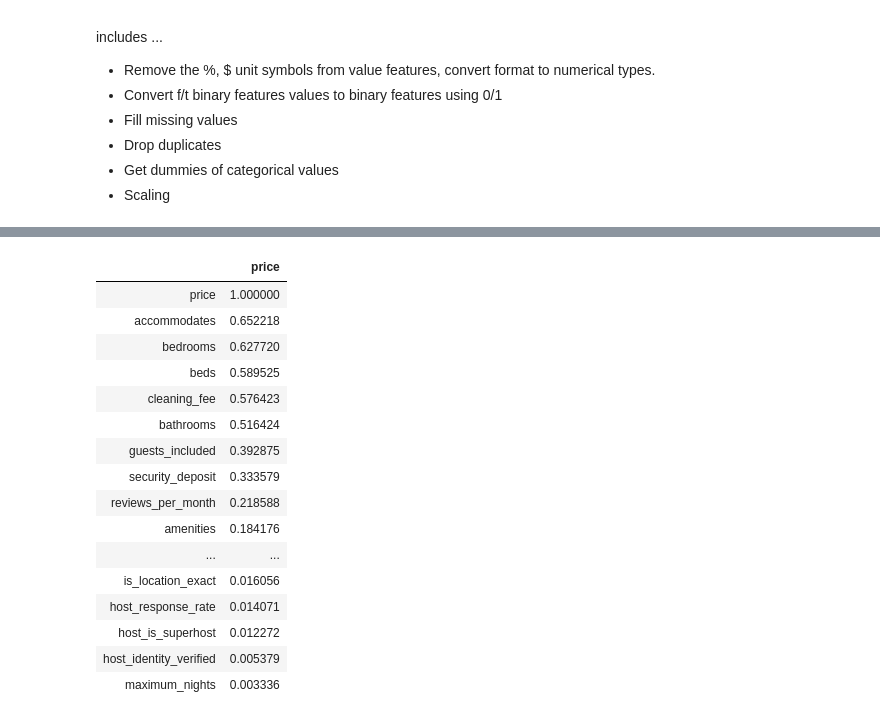
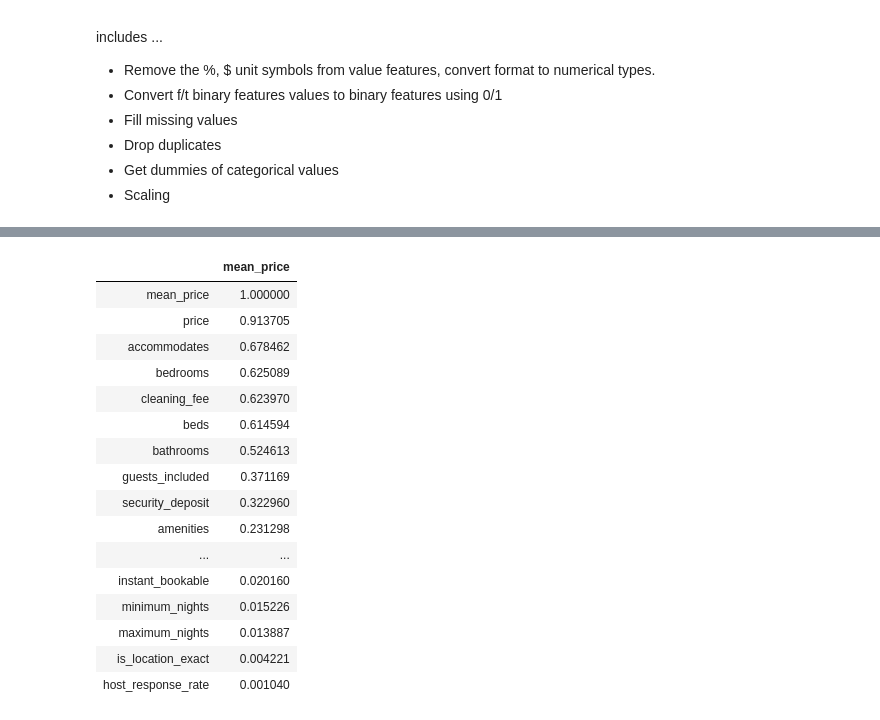
Before and after one commit to BambooPalace/UdacityDataScienceNanoDegree, a Jupyter notebook: Airbnb Dataset Analysis.ipynb, the cells around one changed output, grey strips where cells are left out. Drawn from its saved outputs; the diff is of its cells as text; code cells hidden in the pictures.

```diff
--- a/Airbnb Dataset Analysis.ipynb
+++ b/Airbnb Dataset Analysis.ipynb
@@ -331,7 +329,7 @@ listing.iloc[:,90:100].sample()
 ### Finally! I have the features I need
 # %%
 
-features = ['id','host_since','host_response_time','host_response_rate','host_is_superhost','host_listings_count',\
+features = ['id','host_response_time','host_response_rate','host_is_superhost','host_listings_count',\
             'host_identity_verified','neighbourhood_group_cleansed','is_location_exact','property_type','room_type',\
            'accommodates','bathrooms','bedrooms','beds','bed_type','amenities','price','security_deposit',\
             'cleaning_fee','guests_included','extra_people','minimum_nights','maximum_nights','number_of_reviews',\
@@ -366,9 +360,7 @@ occupancy_rate.shape
-# %%
-listing_cleansed=listing_cleansed.merge(occupancy_rate,left_index='id', right_index='listing_id')
 # %%
 # Add the yearly occupancy_rate and mean_price caculated earlier to the listing dataset
-occupancy_rate=calender.groupby('listing_id').available.mean()
-mean_price=calender.groupby('listing_id').price.mean()
+listing_cleansed=listing_cleansed.merge(occupancy_rate,left_on='id', right_on='listing_id').merge(mean_price)
+listing_cleansed.drop('listing_id',axis=1,inplace=True)
 # %%
 listing_cleansed.head()
 # %% [output]
@@ -413,12 +396,17 @@ listing_cleansed[['security_deposit','cleaning_fee']]=\
 # %%
 #handling missing values
-# target features 'price' no missing values, 'review_scores_rating' has 647 missing values, later need to drop
+# target features 'mean_price' no missing values, 'review_scores_rating' has 647 missing values, later need to drop
 # rows for review_scores_rating is missing
 listing_cleansed.isnull().sum()
 
 # check 0 dulicates
 listing_cleansed.duplicated().sum()
 listing_cleansed.duplicated(subset='id').sum()
+
+# Note for fee-related column, Nan values is equivalent =0, should be handle seperately
+
+listing_cleansed[['security_deposit','cleaning_fee']]=\
+    listing_cleansed[['security_deposit','cleaning_fee']].fillna(0.0)
 
 # fill in others columns with missing values by 'mode' for categorical values, and by 'mean' for numerical values
 categorical_features=listing_cleansed.select_dtypes(include=['object']).columns
@@ -428,8 +416,8 @@ from sklearn.impute import SimpleImputer
 imp_med=SimpleImputer(strategy='median')
 imp_mode=SimpleImputer(strategy='most_frequent')
 
-listing_filled[categorical_features]=pd.DataFrame(imp_mode.fit_transform(listing_cleansed[categorical_features]))
-listing_filled[numerical_features]=pd.DataFrame(imp_med.fit_transform(listing_cleansed[numerical_features]))
-listing_filled.info()
+listing_cleansed[categorical_features]=pd.DataFrame(imp_mode.fit_transform(listing_cleansed[categorical_features]))
+listing_cleansed[numerical_features]=pd.DataFrame(imp_med.fit_transform(listing_cleansed[numerical_features]))
+listing_cleansed.info()
 # %% [output]
 <class 'pandas.core.frame.DataFrame'>
@@ -452,23 +440,23 @@ memory usage: 835.3+ KB
 # %%
 # now data is processed we can furthur eliminate more  features by checking (numerical) feature correlations
 #with target variables 'price' and 'review_scores_rating' using `corr()` function
-price_corr=listing_cleansed.corr()[['price']].apply(lambda x: abs(x)).sort_values(by=['price'],ascending=False)
-review_corr
+price_corr=listing_cleansed.corr()[['mean_price']].apply(lambda x: abs(x)).sort_values(by=['mean_price'],ascending=False)
+price_corr
 # %% [output]
-|  | price |
-| price | 1.000000 |
-| accommodates | 0.652218 |
-| bedrooms | 0.627720 |
-| beds | 0.589525 |
-| cleaning_fee | 0.576423 |
-| bathrooms | 0.516424 |
-| guests_included | 0.392875 |
-| security_deposit | 0.333579 |
-| reviews_per_month | 0.218588 |
-| amenities | 0.184176 |
+|  | mean_price |
+| mean_price | 1.000000 |
+| price | 0.913705 |
+| accommodates | 0.678462 |
+| bedrooms | 0.625089 |
+| cleaning_fee | 0.623970 |
+| beds | 0.614594 |
+| bathrooms | 0.524613 |
+| guests_included | 0.371169 |
+| security_deposit | 0.322960 |
+| amenities | 0.231298 |
 | ... | ... |
-| is_location_exact | 0.016056 |
-| host_response_rate | 0.014071 |
-| host_is_superhost | 0.012272 |
-| host_identity_verified | 0.005379 |
-| maximum_nights | 0.003336 |
+| instant_bookable | 0.020160 |
+| minimum_nights | 0.015226 |
+| maximum_nights | 0.013887 |
+| is_location_exact | 0.004221 |
+| host_response_rate | 0.001040 |
```
Also changed, not shown: parts of 20 cells of this notebook.
